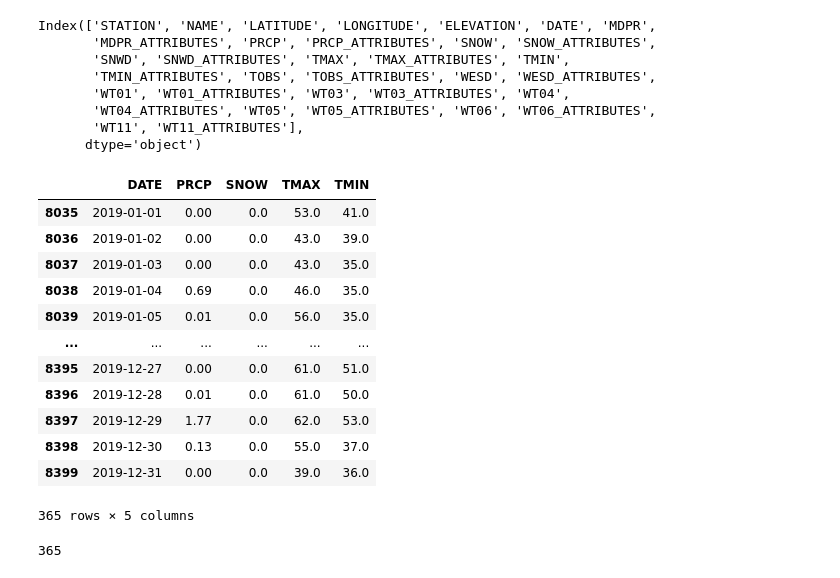
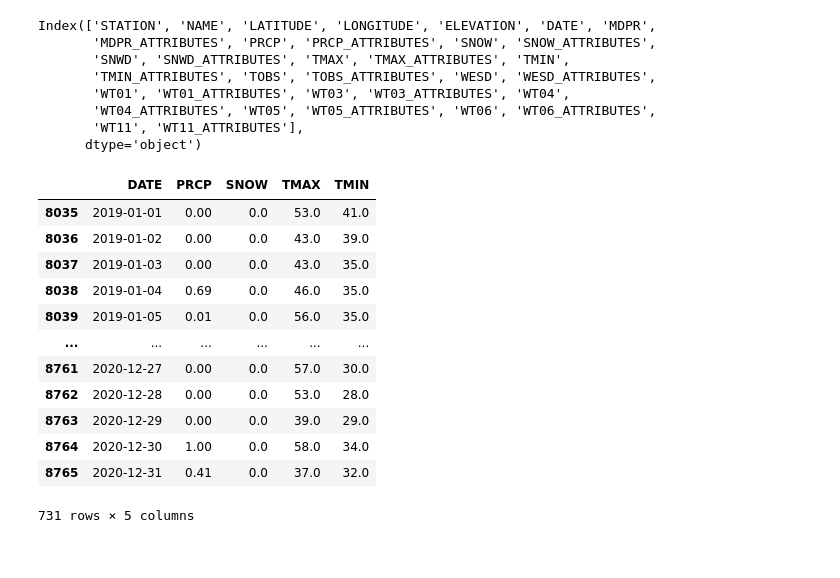
Before and after one commit to dfreeman500/CL-Python2, a Jupyter notebook: Project/crime-weather.ipynb, the cells around one changed output. Cells and saved outputs as stored; diff of their text form; code cells hidden in the pictures.

```diff
--- a/Project/crime-weather.ipynb
+++ b/Project/crime-weather.ipynb
@@ -81,31 +81,19 @@ Index(['STATION', 'NAME', 'LATITUDE', 'LONGITUDE', 'ELEVATION', 'DATE', 'MDPR',
        'WT11', 'WT11_ATTRIBUTES'],
       dtype='object')
 # %%
-date_crime_count_df = louisville_weather[['DATE','PRCP','SNOW','TMAX','TMIN']].iloc[8035:8400]
+date_crime_count_df = louisville_weather[['DATE','PRCP','SNOW','TMAX','TMIN']].iloc[8035:8766]
 date_crime_count_df
 # %% [output]
 |  | DATE | PRCP | SNOW | TMAX | TMIN |
 | 8035 | 2019-01-01 | 0.00 | 0.0 | 53.0 | 41.0 |
 | 8036 | 2019-01-02 | 0.00 | 0.0 | 43.0 | 39.0 |
 | 8037 | 2019-01-03 | 0.00 | 0.0 | 43.0 | 35.0 |
 | 8038 | 2019-01-04 | 0.69 | 0.0 | 46.0 | 35.0 |
 | 8039 | 2019-01-05 | 0.01 | 0.0 | 56.0 | 35.0 |
 | ... | ... | ... | ... | ... | ... |
-| 8395 | 2019-12-27 | 0.00 | 0.0 | 61.0 | 51.0 |
-| 8396 | 2019-12-28 | 0.01 | 0.0 | 61.0 | 50.0 |
-| 8397 | 2019-12-29 | 1.77 | 0.0 | 62.0 | 53.0 |
-| 8398 | 2019-12-30 | 0.13 | 0.0 | 55.0 | 37.0 |
-| 8399 | 2019-12-31 | 0.00 | 0.0 | 39.0 | 36.0 |
+| 8761 | 2020-12-27 | 0.00 | 0.0 | 57.0 | 30.0 |
+| 8762 | 2020-12-28 | 0.00 | 0.0 | 53.0 | 28.0 |
+| 8763 | 2020-12-29 | 0.00 | 0.0 | 39.0 | 29.0 |
+| 8764 | 2020-12-30 | 1.00 | 0.0 | 58.0 | 34.0 |
+| 8765 | 2020-12-31 | 0.41 | 0.0 | 37.0 | 32.0 |
-365 rows × 5 columns
+731 rows × 5 columns
-# %%
-crime_series=[]
-assault_series=[]
-arson_series=[]
-for date in date_crime_count_df['DATE']:
-    new_crime_method.append((crime_2019['DATE_OCCURED_NOTIME']==date).sum())
-    assault_series.append(len(crime_2019[(crime_2019['CRIME_TYPE']=="ASSAULT") & (crime_2019['DATE_OCCURED_NOTIME']==date)]))
-    arson_series.append(len(crime_2019[(crime_2019['CRIME_TYPE']=="ARSON") & (crime_2019['DATE_OCCURED_NOTIME']==date)]))
-
-print(len(arson_series))
-# %% [output]
-365
```
Also changed, not shown: parts of 16 cells of this notebook.
